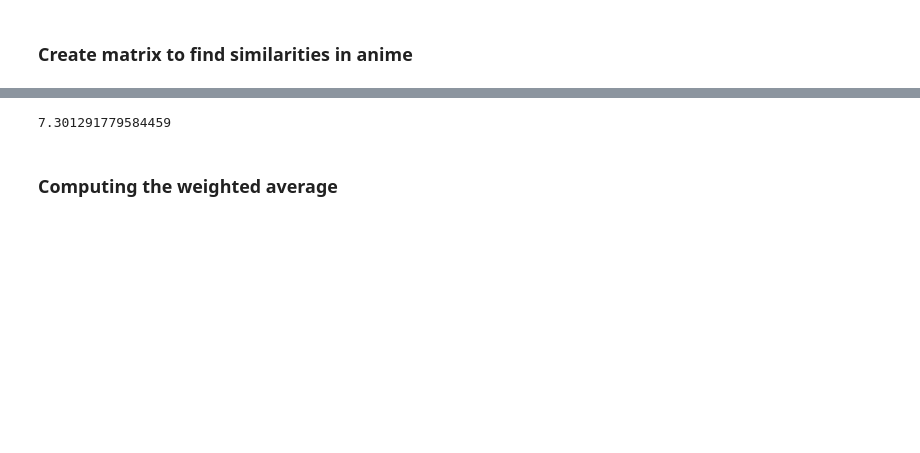
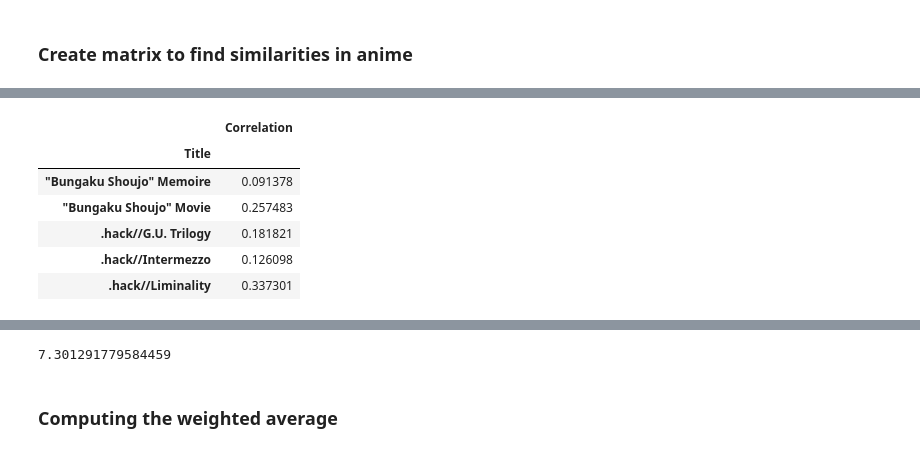
Before and after one commit to 3065923/Anime-Recommender, a Jupyter notebook: anime_clean.ipynb, the cells around one changed output, grey strips where cells are left out. Saved outputs shown, nothing was run; the diff lists cells and outputs as text; code cells hidden in the pictures; blank space fills up the shorter version.

```diff
--- a/anime_clean.ipynb
+++ b/anime_clean.ipynb
@@ -670,0 +686,12 @@ user_anime_rating
+# %%
+corr_death_note= pd.DataFrame(anime_like_death_note, columns=['Correlation'])
+corr_death_note.dropna(inplace=True)
+corr_death_note.head()
+# %% [output]
+|  | Correlation |
+| Title |  |
+| "Bungaku Shoujo" Memoire | 0.091378 |
+| "Bungaku Shoujo" Movie | 0.257483 |
+| .hack//G.U. Trilogy | 0.181821 |
+| .hack//Intermezzo | 0.126098 |
+| .hack//Liminality | 0.337301 |
```
Also changed, not shown: parts of 10 cells of this notebook.
